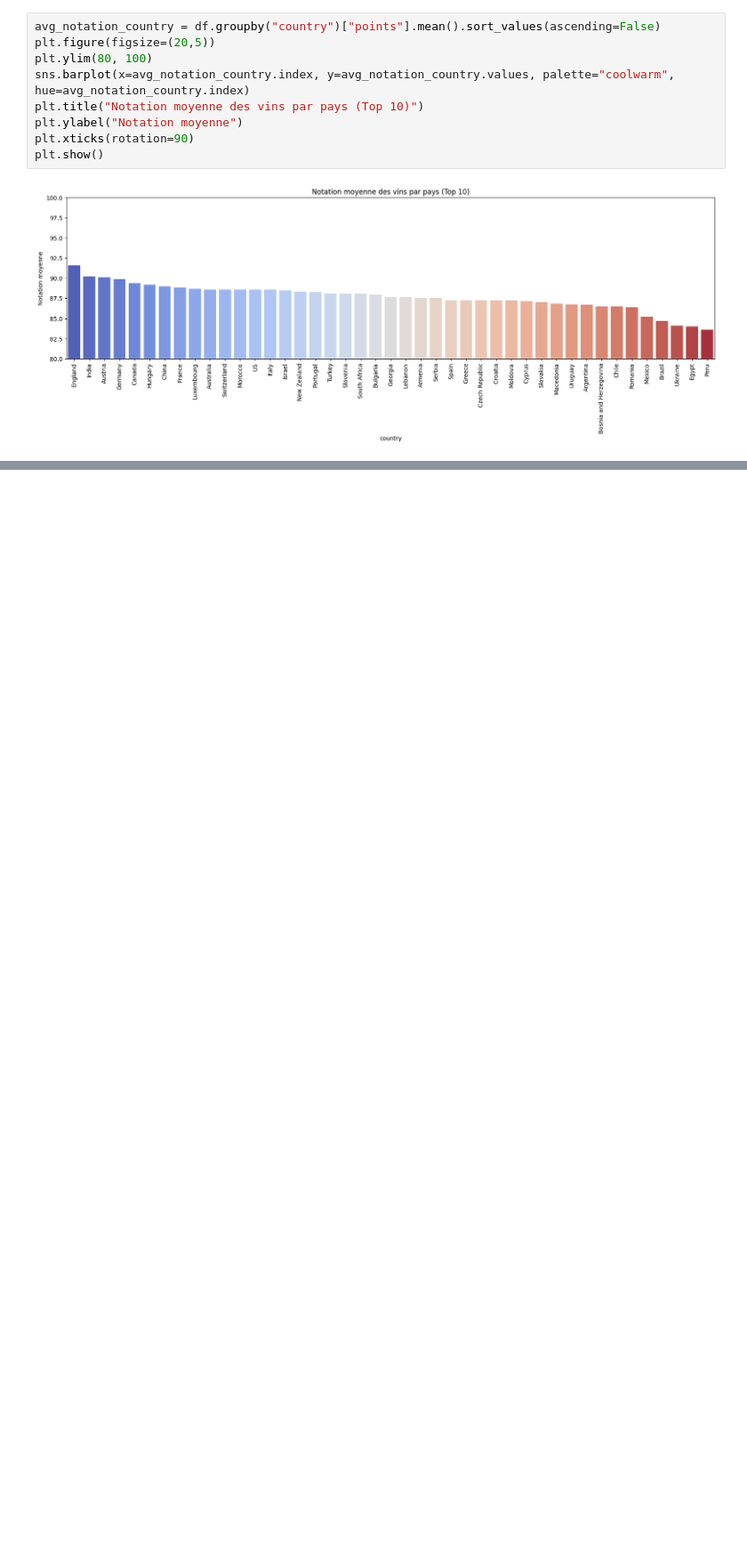
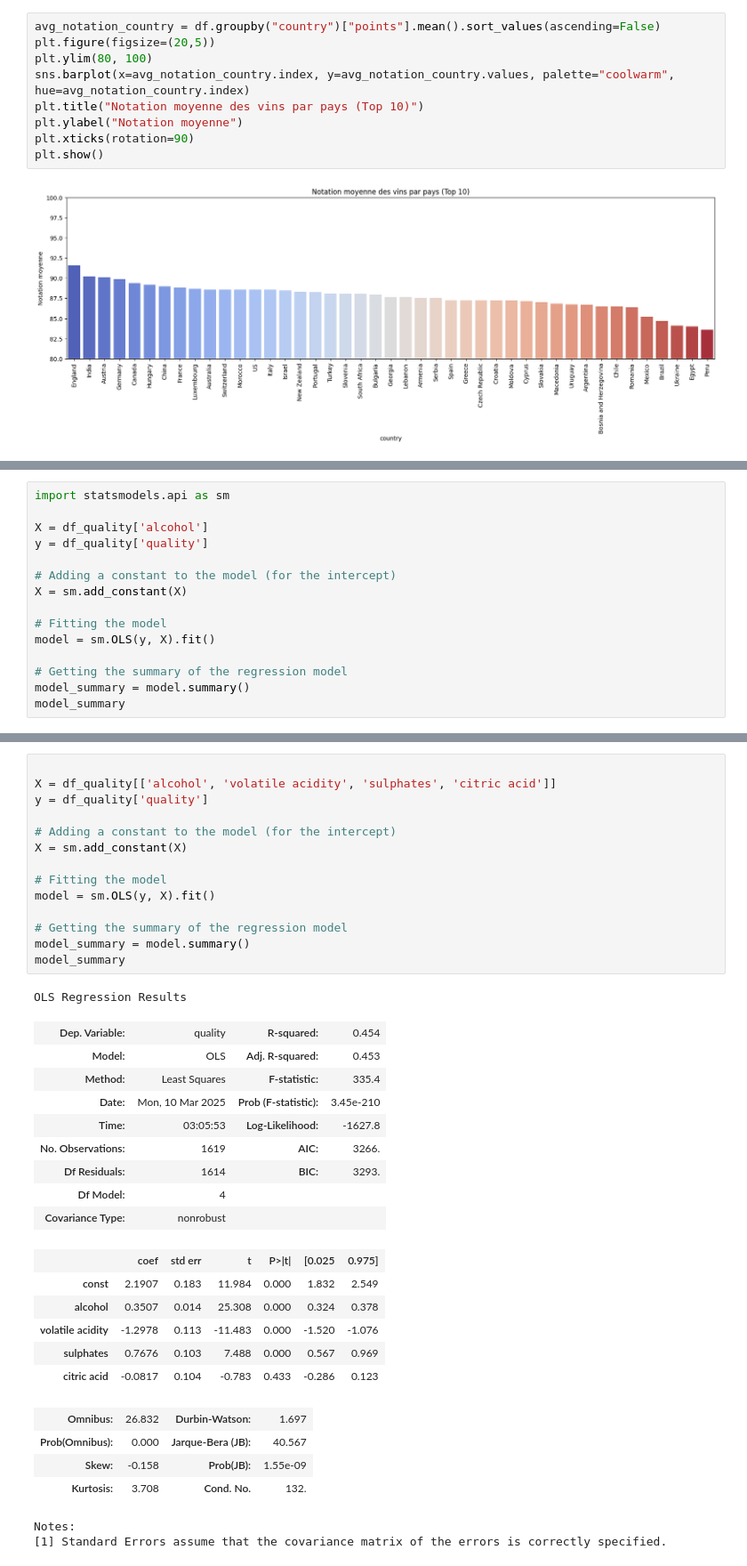
Before and after one commit to PhilippeMath49/ProjetVinasse, a Jupyter notebook: src/Notebook.ipynb, the cells around one changed output, grey strips where cells are left out. Shown at 89% size. Drawn from its saved outputs; the diff is of its cells as text; blank space fills up the shorter version.

```diff
--- a/src/Notebook.ipynb
+++ b/src/Notebook.ipynb
@@ -472,0 +494,15 @@ plt.show()
+# %%
+import statsmodels.api as sm
+
+X = df_quality['alcohol']
+y = df_quality['quality']
+
+# Adding a constant to the model (for the intercept)
+X = sm.add_constant(X)
+
+# Fitting the model
+model = sm.OLS(y, X).fit()
+
+# Getting the summary of the regression model
+model_summary = model.summary()
+model_summary
@@ -472,0 +529,37 @@ plt.show()
+# %%
+
+X = df_quality[['alcohol', 'volatile acidity', 'sulphates', 'citric acid']]
+y = df_quality['quality']
+
+# Adding a constant to the model (for the intercept)
+X = sm.add_constant(X)
+
+# Fitting the model
+model = sm.OLS(y, X).fit()
+
+# Getting the summary of the regression model
+model_summary = model.summary()
+model_summary
+# %% [output]
+OLS Regression Results
+| Dep. Variable: | quality | R-squared: | 0.454 |
+| Model: | OLS | Adj. R-squared: | 0.453 |
+| Method: | Least Squares | F-statistic: | 335.4 |
+| Date: | Mon, 10 Mar 2025 | Prob (F-statistic): | 3.45e-210 |
+| Time: | 03:05:53 | Log-Likelihood: | -1627.8 |
+| No. Observations: | 1619 | AIC: | 3266. |
+| Df Residuals: | 1614 | BIC: | 3293. |
+| Df Model: | 4 |  |  |
+| Covariance Type: | nonrobust |  |  |
+|  | coef | std err | t | P>|t| | [0.025 | 0.975] |
+| const | 2.1907 | 0.183 | 11.984 | 0.000 | 1.832 | 2.549 |
+| alcohol | 0.3507 | 0.014 | 25.308 | 0.000 | 0.324 | 0.378 |
+| volatile acidity | -1.2978 | 0.113 | -11.483 | 0.000 | -1.520 | -1.076 |
+| sulphates | 0.7676 | 0.103 | 7.488 | 0.000 | 0.567 | 0.969 |
+| citric acid | -0.0817 | 0.104 | -0.783 | 0.433 | -0.286 | 0.123 |
+| Omnibus: | 26.832 | Durbin-Watson: | 1.697 |
+| Prob(Omnibus): | 0.000 | Jarque-Bera (JB): | 40.567 |
+| Skew: | -0.158 | Prob(JB): | 1.55e-09 |
+| Kurtosis: | 3.708 | Cond. No. | 132. |
+Notes:
+[1] Standard Errors assume that the covariance matrix of the errors is correctly specified.
```
Also changed, not shown: parts of 4 cells of this notebook, 1 other file.
